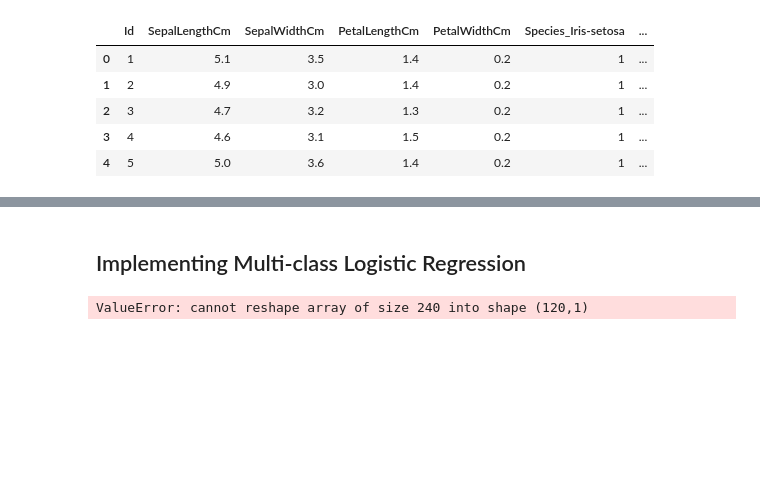
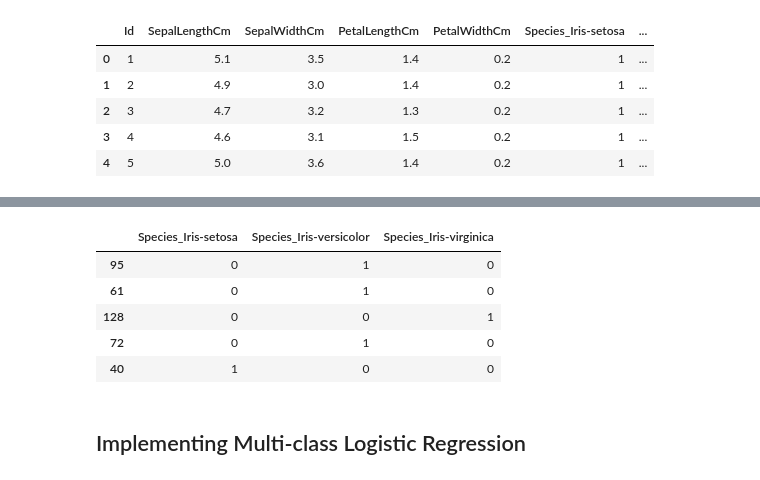
Before and after one commit to Frknslmn50/EARIN_23L, a Jupyter notebook: lab4/regression_classification.ipynb, the cells around one changed output, grey strips where cells are left out. Cells and saved outputs as stored; diff of their text form; code cells hidden in the pictures; blank space fills up the shorter version.

```diff
--- a/lab4/regression_classification.ipynb
+++ b/lab4/regression_classification.ipynb
@@ -95,3 +93,12 @@ y_train.head()
+# %%
+y_test.head()
+# %% [output]
+|  | Species_Iris-setosa | Species_Iris-versicolor | Species_Iris-virginica |
+| 95 | 0 | 1 | 0 |
+| 61 | 0 | 1 | 0 |
+| 128 | 0 | 0 | 1 |
+| 72 | 0 | 1 | 0 |
+| 40 | 1 | 0 | 0 |
 # %% [markdown]
 ## Implementing Multi-class Logistic Regression
 # %%
@@ -136,8 +153,0 @@ class MulticlassLogisticRegression:
-# %%
-# training the model
-Model = MulticlassLogisticRegression()
-Model.fit(X_train, y_train)
-# precision, recall, f1-score, support
-print(classification_report(y_test, Model.predict(X_test)))
-# %% [output]
-ValueError: cannot reshape array of size 240 into shape (120,1)
```
Also changed, not shown: parts of 16 cells of this notebook.
